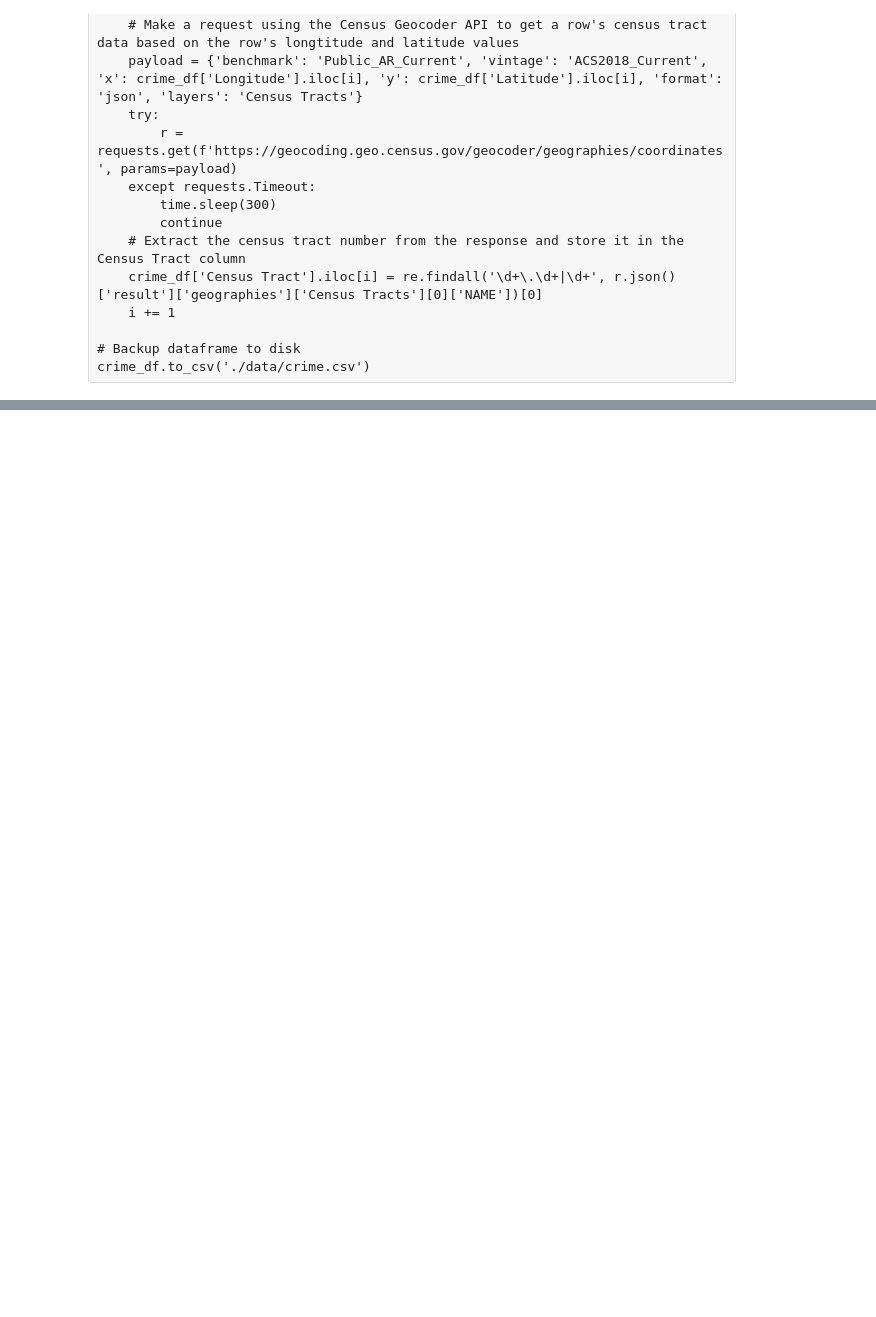
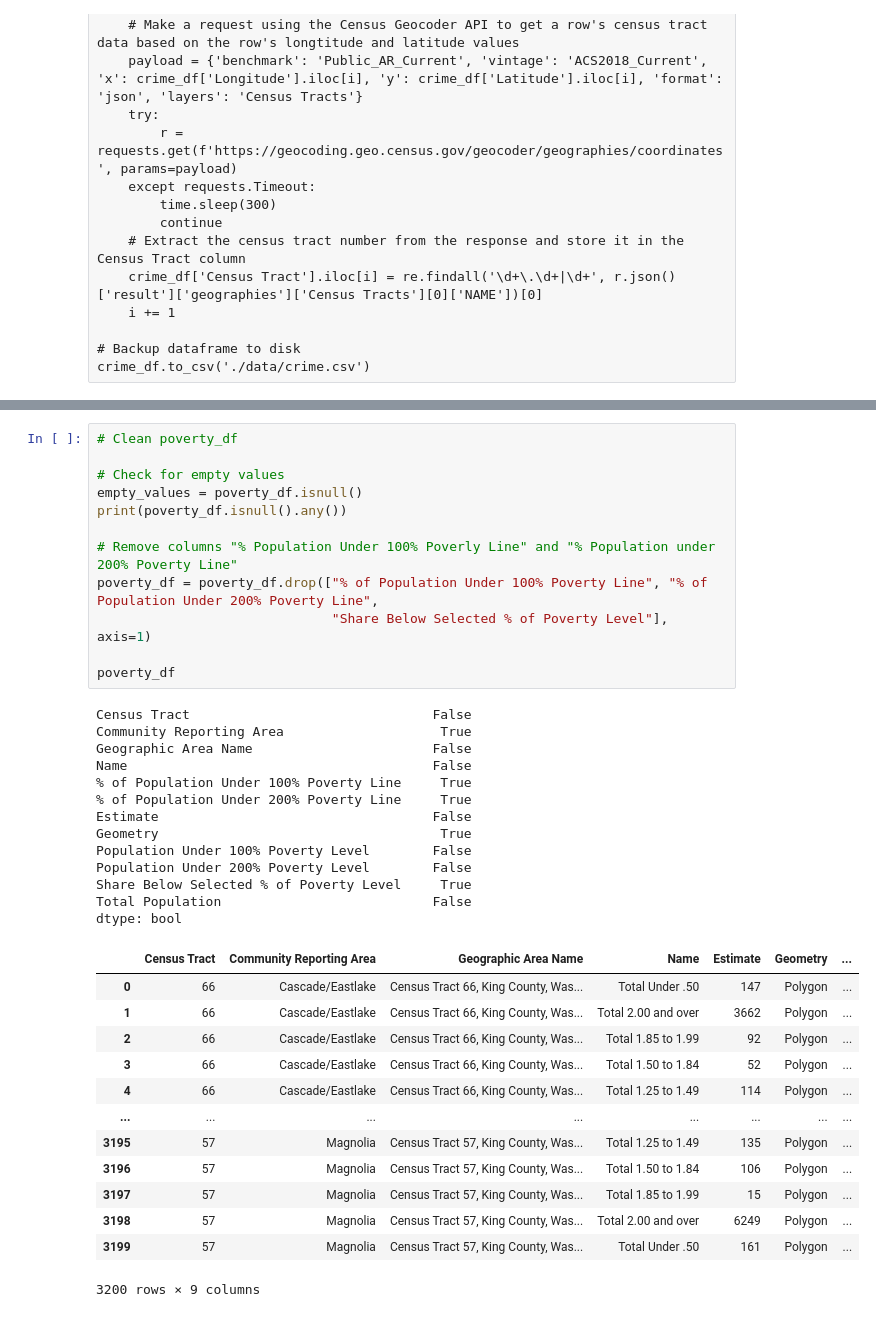
Before and after one commit to nawafeo/CSE163-Project, a Jupyter notebook: ses_crime.ipynb, the cells around one changed output, grey strips where cells are left out. Saved outputs shown, nothing was run; the diff lists cells and outputs as text; blank space fills up the shorter version.

Commit message:
Started cleaning poverty and income dfs

```diff
--- a/ses_crime.ipynb
+++ b/ses_crime.ipynb
@@ -68,0 +70,39 @@ crime_df
+# %%
+# Clean poverty_df
+
+# Check for empty values
+empty_values = poverty_df.isnull()
+print(poverty_df.isnull().any())
+
+# Remove columns "% Population Under 100% Poverly Line" and "% Population under 200% Poverty Line"
+poverty_df = poverty_df.drop(["% of Population Under 100% Poverty Line", "% of Population Under 200% Poverty Line",
+                              "Share Below Selected % of Poverty Level"], axis=1)
+
+poverty_df
+# %% [output]
+Census Tract                               False
+Community Reporting Area                    True
+Geographic Area Name                       False
+Name                                       False
+% of Population Under 100% Poverty Line     True
+% of Population Under 200% Poverty Line     True
+Estimate                                   False
+Geometry                                    True
+Population Under 100% Poverty Level        False
+Population Under 200% Poverty Level        False
+Share Below Selected % of Poverty Level     True
+Total Population                           False
+dtype: bool
+|  | Census Tract | Community Reporting Area | Geographic Area Name | Name | Estimate | Geometry | ... |
+| 0 | 66 | Cascade/Eastlake | Census Tract 66, King County, Was... | Total Under .50 | 147 | Polygon | ... |
+| 1 | 66 | Cascade/Eastlake | Census Tract 66, King County, Was... | Total 2.00 and over | 3662 | Polygon | ... |
+| 2 | 66 | Cascade/Eastlake | Census Tract 66, King County, Was... | Total 1.85 to 1.99 | 92 | Polygon | ... |
+| 3 | 66 | Cascade/Eastlake | Census Tract 66, King County, Was... | Total 1.50 to 1.84 | 52 | Polygon | ... |
+| 4 | 66 | Cascade/Eastlake | Census Tract 66, King County, Was... | Total 1.25 to 1.49 | 114 | Polygon | ... |
+| ... | ... | ... | ... | ... | ... | ... | ... |
+| 3195 | 57 | Magnolia | Census Tract 57, King County, Was... | Total 1.25 to 1.49 | 135 | Polygon | ... |
+| 3196 | 57 | Magnolia | Census Tract 57, King County, Was... | Total 1.50 to 1.84 | 106 | Polygon | ... |
+| 3197 | 57 | Magnolia | Census Tract 57, King County, Was... | Total 1.85 to 1.99 | 15 | Polygon | ... |
+| 3198 | 57 | Magnolia | Census Tract 57, King County, Was... | Total 2.00 and over | 6249 | Polygon | ... |
+| 3199 | 57 | Magnolia | Census Tract 57, King County, Was... | Total Under .50 | 161 | Polygon | ... |
+3200 rows × 9 columns
```
Also changed, not shown: parts of 2 cells of this notebook.
